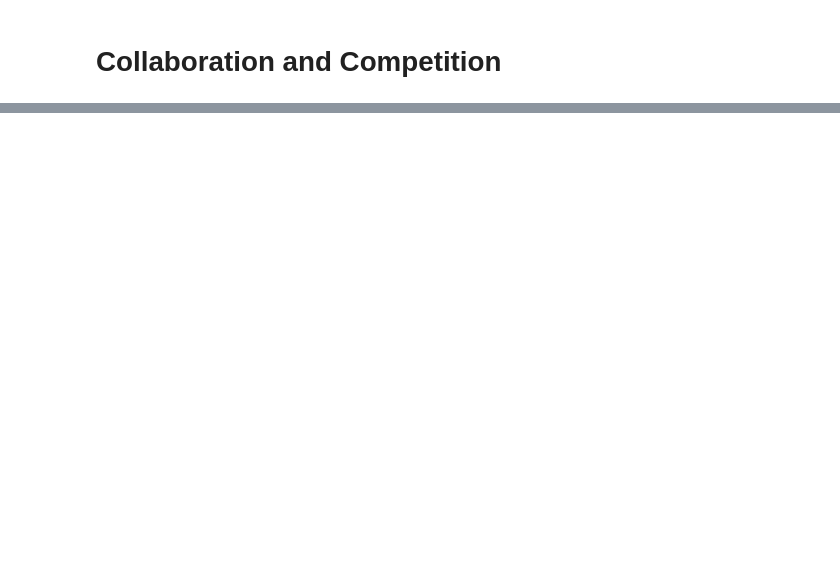
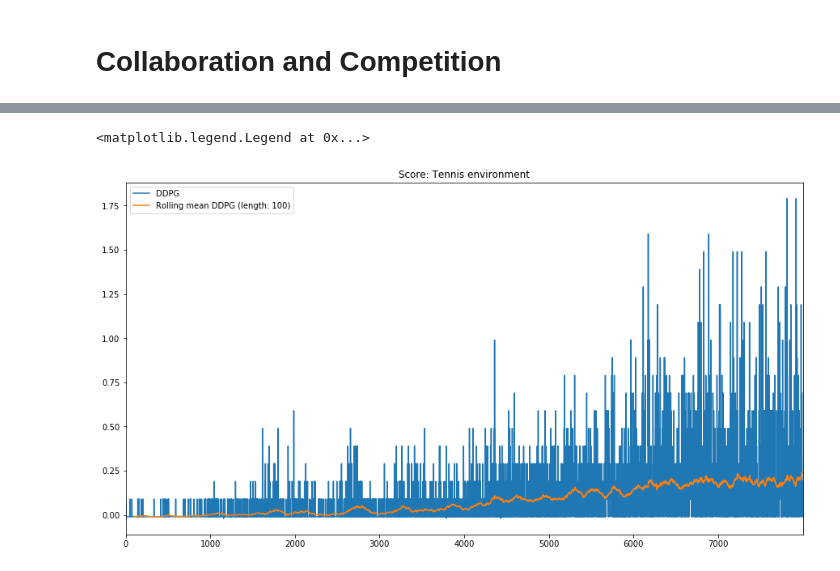
Before and after one commit to ChristianH1984/multi_agent_ddpg, a Jupyter notebook: Tennis.ipynb, the cells around one changed output, grey strips where cells are left out. Cells and saved outputs as stored; diff of their text form; code cells hidden in the pictures; blank space fills up the shorter version.

Commit message:
feature: Add multi agent to jupyter notebook.

```diff
--- a/Tennis.ipynb
+++ b/Tennis.ipynb
@@ -34,3 +77,10 @@ First a benchmark model is implemented. Therefore the multi agent problem is ref
+# %%
+BUFFER_SIZE = 10000  # replay buffer size
+BATCH_SIZE = 16        # minibatch size
+GAMMA = 0.98            # discount factor
+TAU = 5e-4              # for soft update of target parameters
+LR_ACTOR = 1e-4       # learning rate of the actor
+LR_CRITIC = 1e-4       # learning rate of the critic
 # %%
 class environment_single_wrapper():
     def __init__(self, env):
@@ -52,3 +102,24 @@ class environment_single_wrapper():
     def step(self, action):
         self.env_info = self.env.step(action)
         return self
+# %%
+from pi_network import PiNetwork
+from q_network import QNetwork
+
+actor = PiNetwork(input_size=state_size*2, output_size=action_size*2, layer_size1=128, layer_size2=64, lr=LR_ACTOR)
+critic = QNetwork(input_size=state_size*2+action_size*2, layer_size1=128, layer_size2=128, lr=LR_CRITIC)
+
+from agent import  DeterministicActorCriticAgent
+from noise import OUNoise, GaussianNoise
+from replay_buffer import ReplayBuffer
+from trainer import Trainer
+
+
+memory = ReplayBuffer(state_size, BUFFER_SIZE , BATCH_SIZE, 1337)
+noise = GaussianNoise(action_size*2, 1, 1337, sigma=1.0, sigma_decay=0.999, sigma_min=0.025)
+ac =  DeterministicActorCriticAgent(gamma=GAMMA, tau=TAU, batch_size=BATCH_SIZE, update_every=1,
+                                    actor=actor, critic=critic, memory=memory, noise=noise)
+
+trainer = Trainer(environment_single_wrapper(env), ac)
+# %%
+scores = trainer.train(8000)
@@ -54,0 +146,14 @@ class environment_single_wrapper():
+# %%
+import matplotlib.pyplot as plt
+%matplotlib inline
+import pandas as pd
+
+
+plt.figure(figsize=(15,8))
+pd.Series(scores, name='DDPG').plot()
+pd.Series(scores, name='Rolling mean DDPG (length: 100)').rolling(100).mean().plot()
+plt.title('Score: Tennis environment')
+plt.legend()
+# %% [output]
+<matplotlib.legend.Legend at 0x...>
+[figure, added]
```
Also changed, not shown: parts of 19 cells of this notebook, 5 other files.
